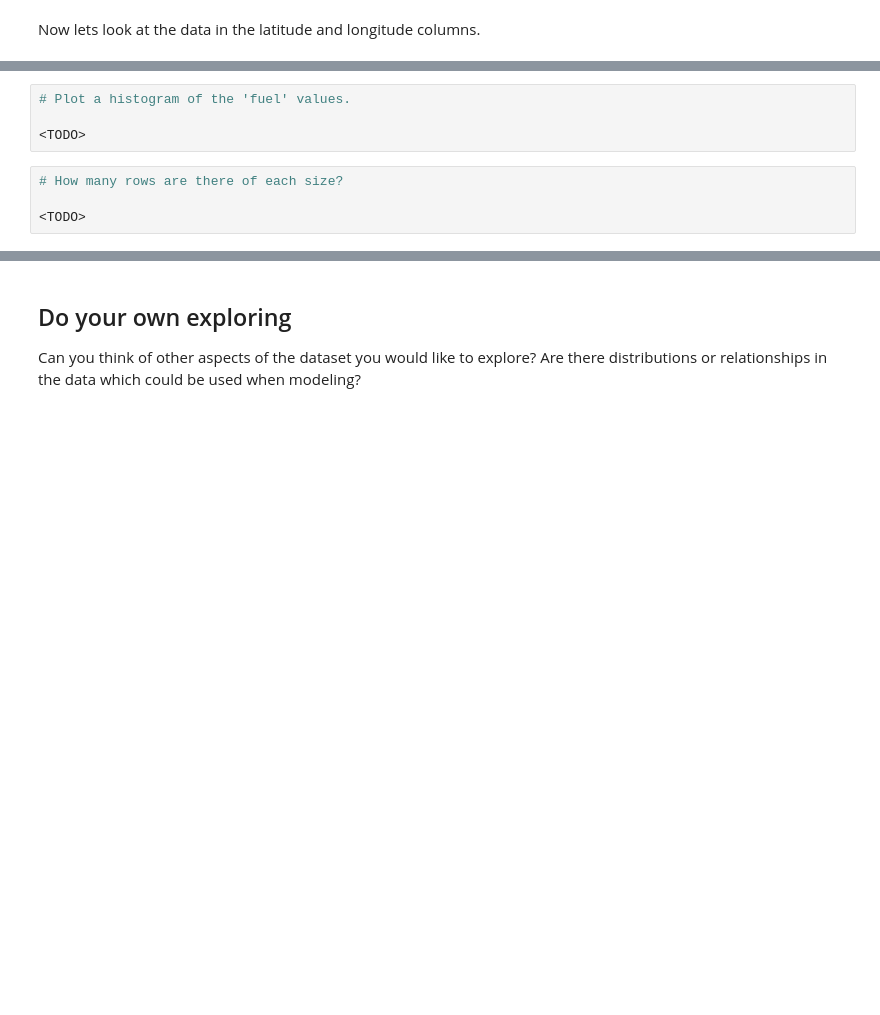
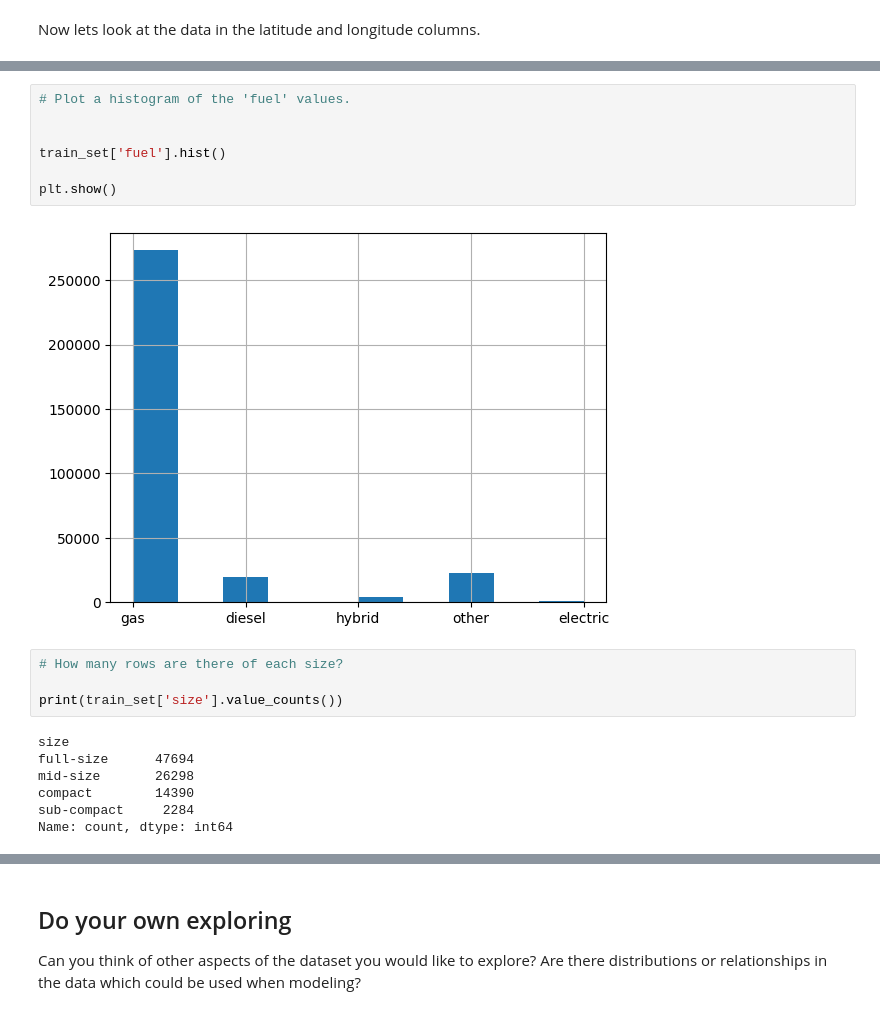
Before and after one commit to Grimur12/Data, a Jupyter notebook: Ass1/ads_ex1.ipynb, the cells around one changed output, grey strips where cells are left out. Saved outputs shown, nothing was run; the diff lists cells and outputs as text; blank space fills up the shorter version.

```diff
--- a/Ass1/ads_ex1.ipynb
+++ b/Ass1/ads_ex1.ipynb
@@ -653,11 +765,23 @@ Now lets look at the data in the latitude and longitude columns.
 # %%
 # Plot a histogram of the 'fuel' values.
 
-<TODO>
+
+train_set['fuel'].hist()
+
+plt.show()
+# %% [output]
+[figure, added]
 # %%
 # How many rows are there of each size?
 
-<TODO>
+print(train_set['size'].value_counts())
+# %% [output]
+size
+full-size      47694
+mid-size       26298
+compact        14390
+sub-compact     2284
+Name: count, dtype: int64
 # %%
 # How many rows are there of each value of the 'cylinders' column?
 
```
Also changed, not shown: parts of 36 cells of this notebook, 1 other file.
